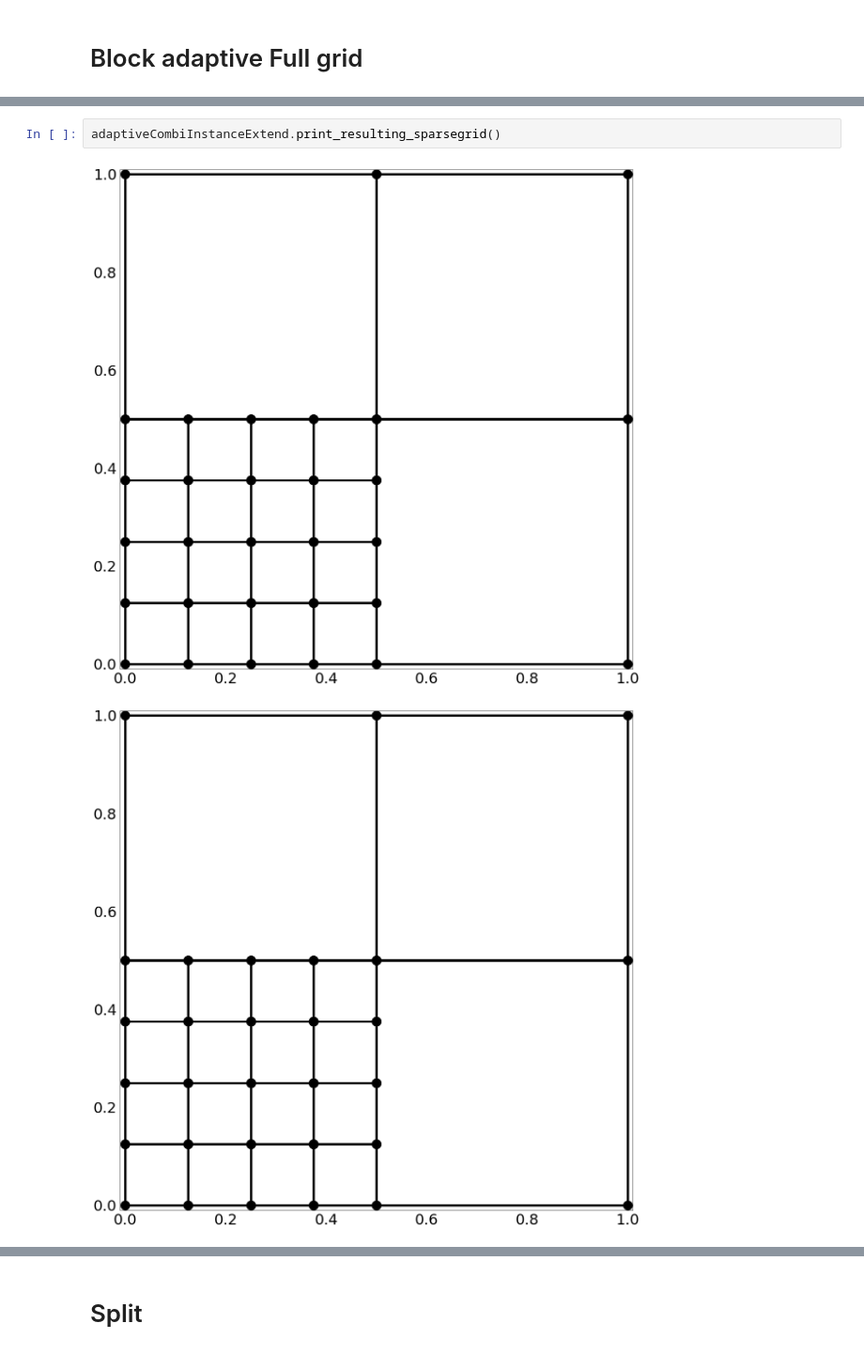
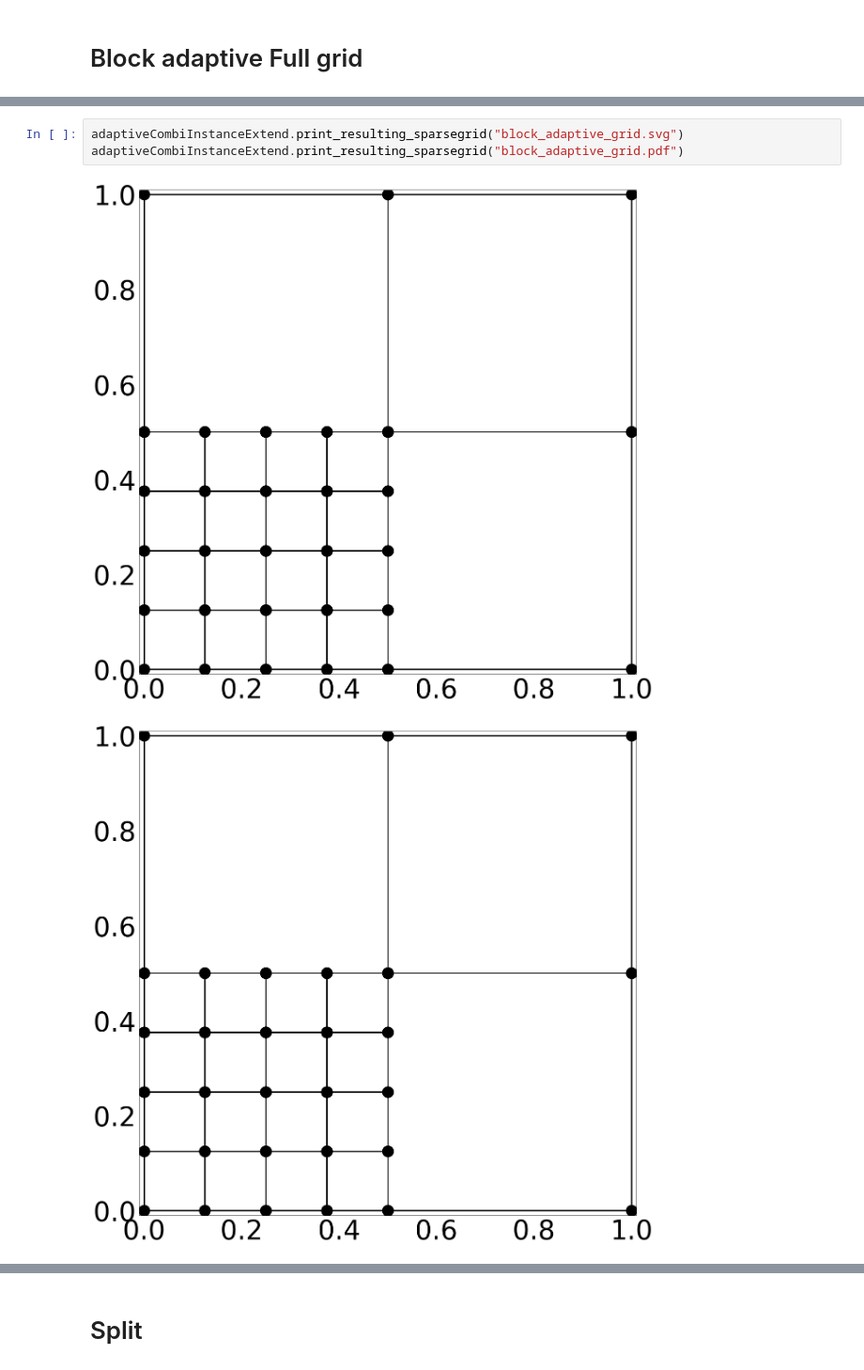
Before and after one commit to obersteiner/sparseSpACE, a Jupyter notebook: SGA_Paper_Figures.ipynb, the cells around one changed output, grey strips where cells are left out. Shown at 94% size. Drawn from its saved outputs; the diff is of its cells as text.

Commit message:
added figure notebooks for SGA

```diff
--- a/SGA_Paper_Figures.ipynb
+++ b/SGA_Paper_Figures.ipynb
@@ -64,5 +64,6 @@ Resulting Sparse Grid:
-# %%
-adaptiveCombiInstanceExtend.print_resulting_sparsegrid()
-# %% [output]
-[figure, removed]
-[figure, removed]
+# %%
+adaptiveCombiInstanceExtend.print_resulting_sparsegrid("block_adaptive_grid.svg")
+adaptiveCombiInstanceExtend.print_resulting_sparsegrid("block_adaptive_grid.pdf")
+# %% [output]
+[figure, added]
+[figure, added]
```
Also changed, not shown: parts of 14 cells of this notebook, 1 other file.
